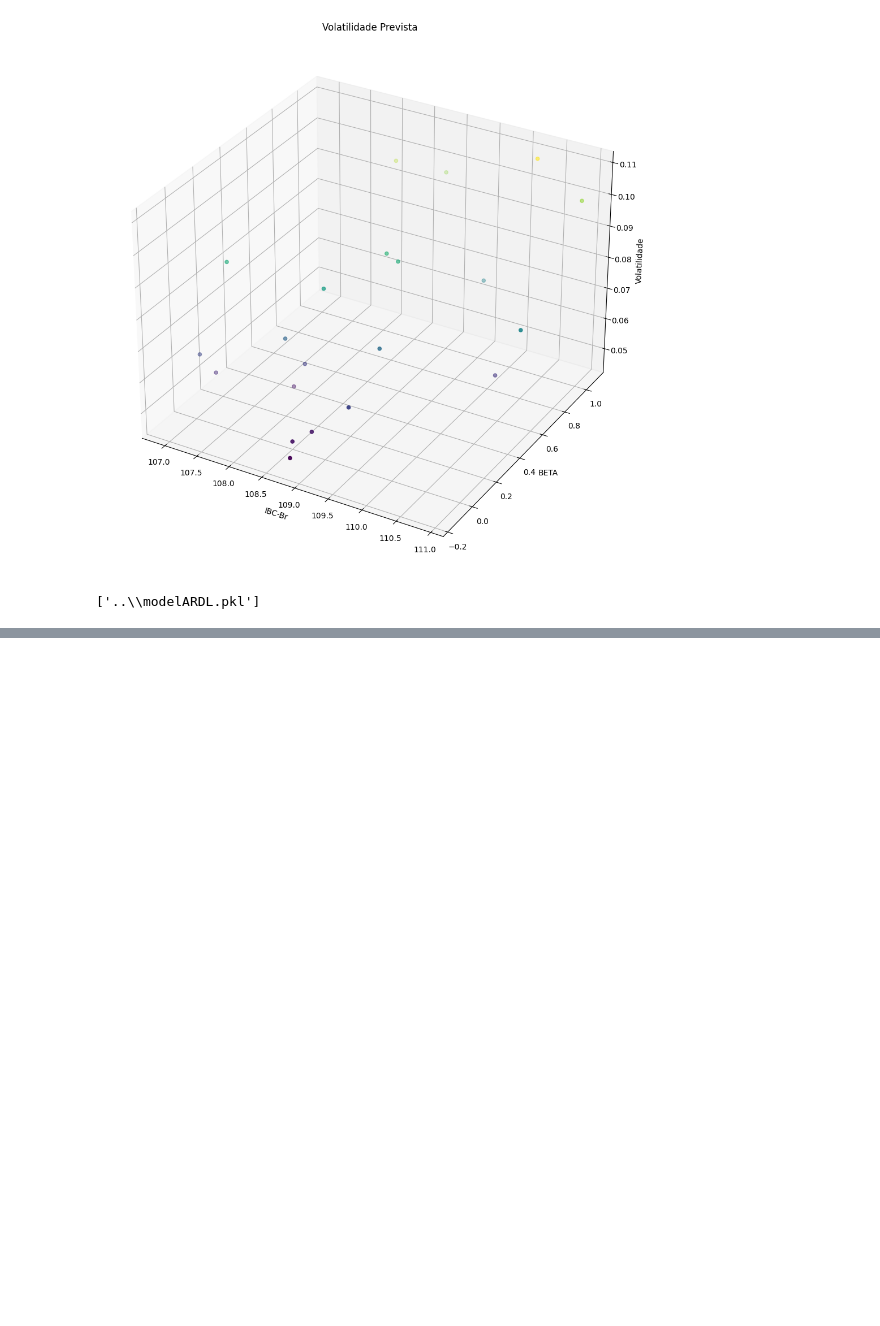
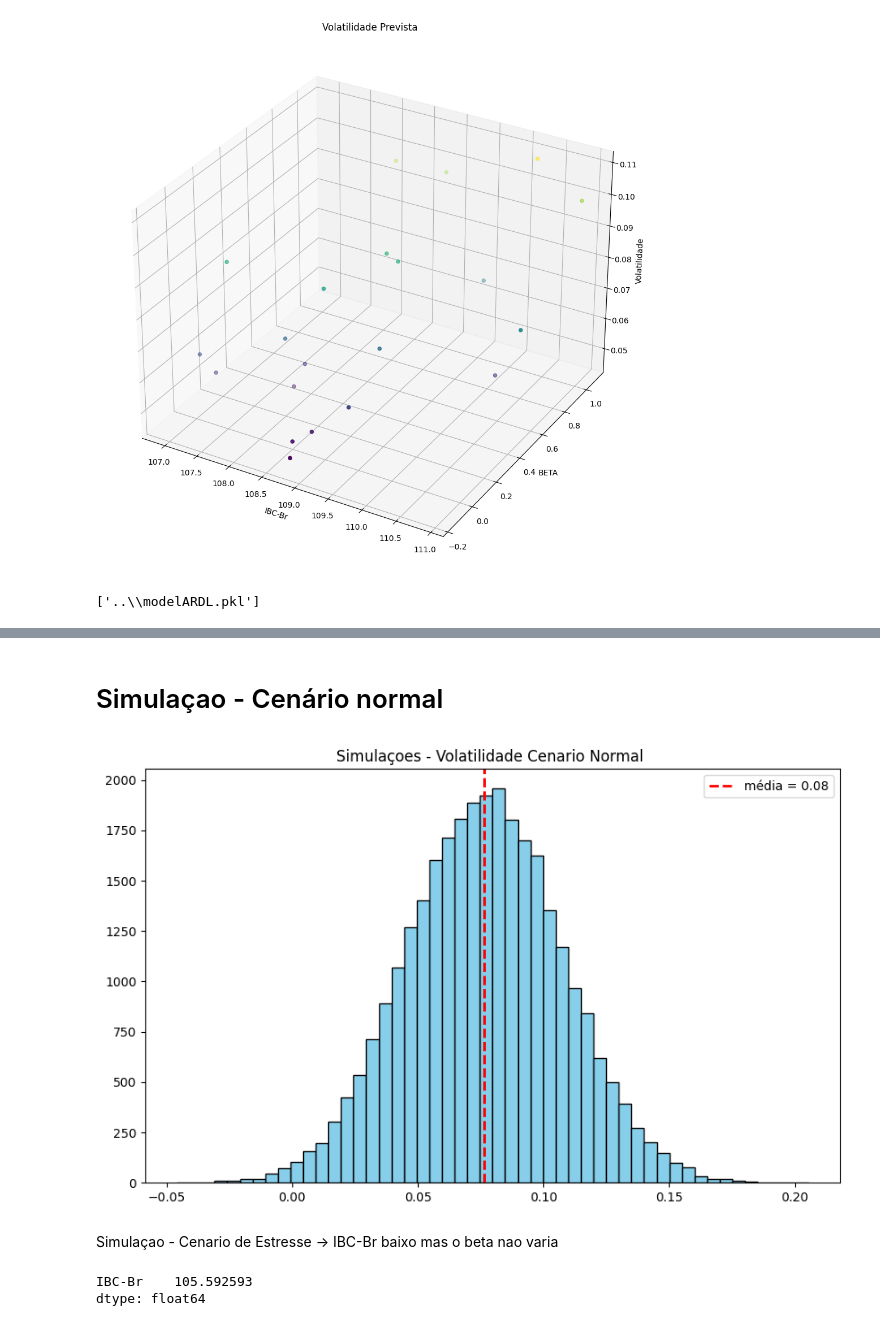
Before and after one commit to WesleySouza13/oil-price-shock-analysis, a Jupyter notebook: notebooks/02_modeling.ipynb, the cells around one changed output, grey strips where cells are left out. Drawn from its saved outputs; the diff is of its cells as text; code cells hidden in the pictures; blank space fills up the shorter version.

Commit message:
fazendo n simulaçoes em diferentes cenarios

```diff
--- a/notebooks/02_modeling.ipynb
+++ b/notebooks/02_modeling.ipynb
@@ -582,0 +594,5 @@ joblib.dump(new_ardl, model_path)
+# %%
+# simulando cenarios de normalidade
+X_mc = df_test[select_cols]
+mc_normal = MonteCarlo(X_mc).normal_scenario(30000)
+mc_normal
@@ -582,0 +613,27 @@ joblib.dump(new_ardl, model_path)
+# %%
+# debudgndo problema de data ardl
+new_ardl.model.data.dates = None
+new_ardl.model.data.freq = None
+new_ardl.model._index = pd.RangeIndex(len(y_train))
+new_ardl.model._index_generated = False
+new_ardl._index = pd.RangeIndex(start=0, stop=len(df))
+# %% [markdown]
+# Simulaçao - Cenário normal
+# %%
+pred_mc_normal = new_ardl.predict(start=len(y_train), end=len(y_train)+len(mc_normal)-1, exog_oos=mc_normal)
+plt.figure(figsize=(10,6))
+plt.title('Simulaçoes - Volatilidade Cenario Normal ')
+plt.hist(pred_mc_normal, bins=50, edgecolor='black', color='skyblue')
+plt.axvline(pred_mc_normal.mean(), color='red', linestyle='dashed', linewidth=2, label=f'média = {round(pred_mc_normal.mean(),2)}')
+plt.legend()
+plt.show()
+# %% [output]
+[figure, added]
+# %% [markdown]
+Simulaçao - Cenario de Estresse -> IBC-Br baixo mas o beta nao varia
+# %%
+ibc_br_low = MonteCarlo(X_mc).sim_scenario(30000, -3, 'IBC-Br')
+ibc_br_low.mean()
+# %% [output]
+IBC-Br    105.592593
+dtype: float64
```
Also changed, not shown: parts of 19 cells of this notebook, 4 other files.
